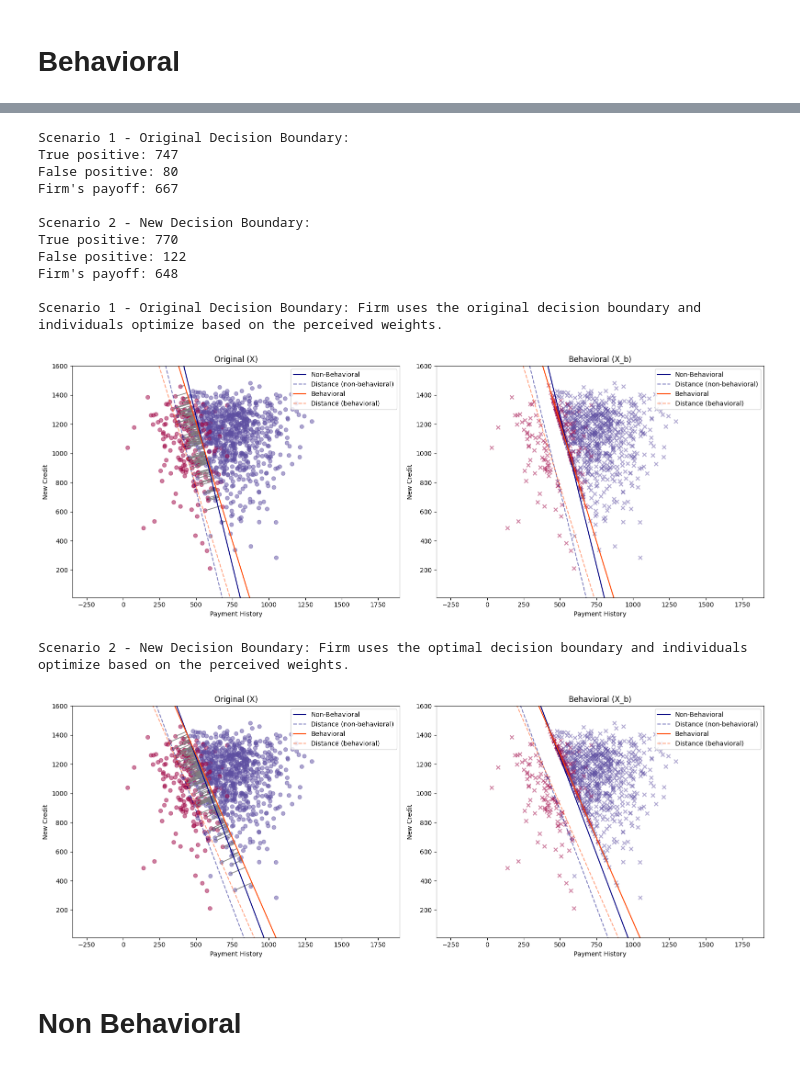
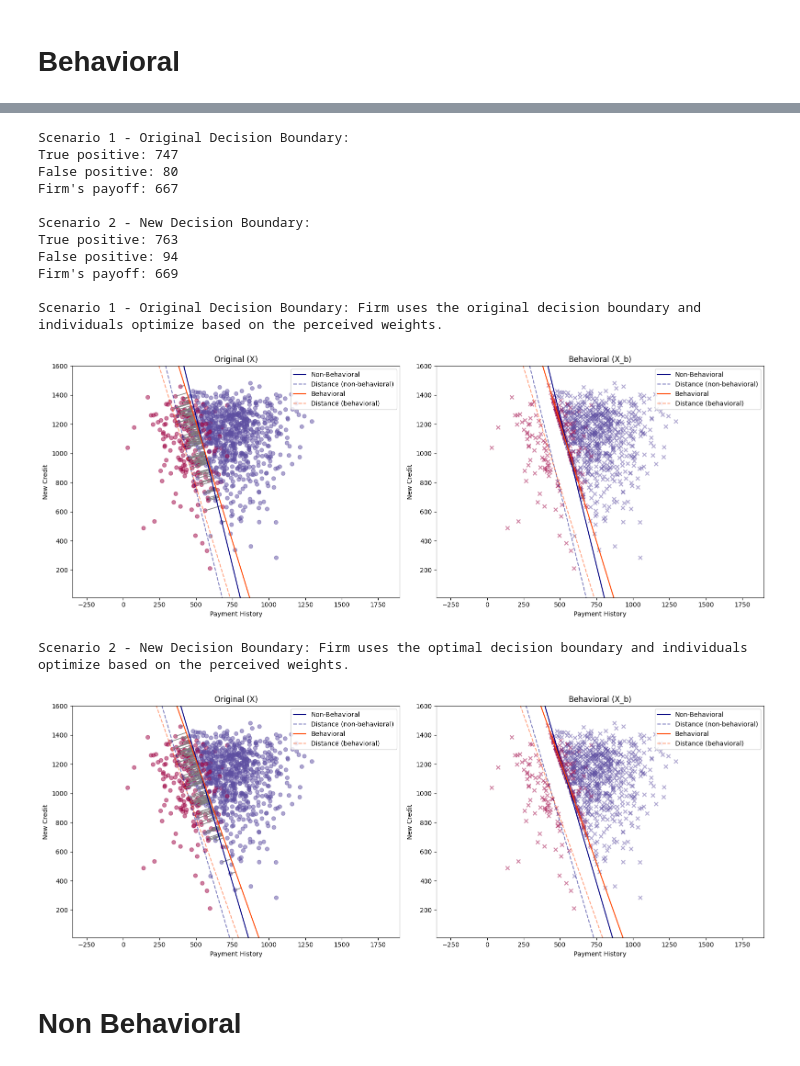
Before and after one commit to RamanEbrahimi/Research, a Jupyter notebook: Explainable AI/simulation_V2.ipynb, the cells around one changed output, grey strips where cells are left out. Saved outputs shown, nothing was run; the diff lists cells and outputs as text; code cells hidden in the pictures.

```diff
--- a/Explainable AI/simulation_V2.ipynb
+++ b/Explainable AI/simulation_V2.ipynb
@@ -548,10 +544,12 @@ y_0 = fico_df['True Label']
 beta_vis_0, threshold_vis_0 = logistic_regression_with_sum_constraint(X_0, y_0)
 
 X_b_updates = X_0.copy()
-X_b_updates_new = X_0.copy()
+beta_vis = beta_vis_0
+threshold_vis = threshold_vis_0
 
 for i in range(iterations):
     X_b_updates_new = update_dataset(X_b_updates, beta_vis, threshold_vis, B, gamma, mode='perceived')
+    # calculate false positives and true positives for the updated dataset
     beta_new, threshold_new = logistic_regression_with_sum_constraint(X_b_updates_new, y_0)
     print(f"Iteration {i+1}: Beta coefficients: {beta_new}, Threshold: {threshold_new}")
 
@@ -663,49 +662,62 @@ for index_b, row_b in X_scenario_2.iterrows():
 
 TP_b_s1 = 0
 FP_b_s1 = 0
+TN_b_s1 = 0
+FN_b_s1 = 0
+
 TP_b_s2 = 0
 FP_b_s2 = 0
+TN_b_s2 = 0
+FN_b_s2 = 0
 
 for index, row in X_scenario_1.iterrows():
     TP_b_s1 += classifier(row.values, beta_vis_0, threshold_vis_0) and y_0.loc[index]
     FP_b_s1 += classifier(row.values, beta_vis_0, threshold_vis_0) and not y_0.loc[index]
+    TN_b_s1 += not classifier(row.values, beta_vis_0, threshold_vis_0) and not y_0.loc[index]
+    FN_b_s1 += not classifier(row.values, beta_vis_0, threshold_vis_0) and y_0.loc[index]
 
 for index, row in X_scenario_2.iterrows():
     TP_b_s2 += classifier(row.values, beta_vis, threshold_vis) and y_0.loc[index]
     FP_b_s2 += classifier(row.values, beta_vis, threshold_vis) and not y_0.loc[index]
+    TN_b_s2 += not classifier(row.values, beta_vis, threshold_vis) and not y_0.loc[index]
+    FN_b_s2 += not classifier(row.values, beta_vis, threshold_vis) and y_0.loc[index]
 
 firm_payoff_b_s1 = TP_b_s1 - FP_b_s1
 firm_payoff_b_s2 = TP_b_s2 - FP_b_s2
 
 print("\nScenario 1 - Original Decision Boundary:")
 print(f"True positive: {TP_b_s1}")
 print(f"False positive: {FP_b_s1}")
+# print(f"True negative: {TN_b_s1}")
+# print(f"False negative: {FN_b_s1}")
 print(f"Firm's payoff: {firm_payoff_b_s1}")
 
 print("\nScenario 2 - New Decision Boundary:")
 print(f"True positive: {TP_b_s2}")
 print(f"False positive: {FP_b_s2}")
+# print(f"True negative: {TN_b_s2}")
+# print(f"False negative: {FN_b_s2}")
 print(f"Firm's payoff: {firm_payoff_b_s2}")
 
 print("\nScenario 1 - Original Decision Boundary: Firm uses the original decision boundary and individuals optimize based on the perceived weights.")
 create_side_by_side_plots_with_arrows(X_0, X_scenario_1, y_0, 'Original (X)', 'Behavioral (X_b)', beta_vis_0, threshold_vis_0, B, gamma, mode='B')
 print("Scenario 2 - New Decision Boundary: Firm uses the optimal decision boundary and individuals optimize based on the perceived weights.")
 create_side_by_side_plots_with_arrows(X_0, X_scenario_2, y_0, 'Original (X)', 'Behavioral (X_b)', beta_vis, threshold_vis, B, gamma, mode='B')
 # %% [output]
 Scenario 1 - Original Decision Boundary:
 True positive: 747
 False positive: 80
 Firm's payoff: 667
 
 Scenario 2 - New Decision Boundary:
-True positive: 770
-False positive: 122
-Firm's payoff: 648
+True positive: 763
+False positive: 94
+Firm's payoff: 669
 
 Scenario 1 - Original Decision Boundary: Firm uses the original decision boundary and individuals optimize based on the perceived weights.
 [figure]
 Scenario 2 - New Decision Boundary: Firm uses the optimal decision boundary and individuals optimize based on the perceived weights.
-[figure, old version]
+[figure, new version]
 # %% [markdown]
 # Non Behavioral
 # %%
```
Also changed, not shown: parts of 6 cells of this notebook, 2 other files.
